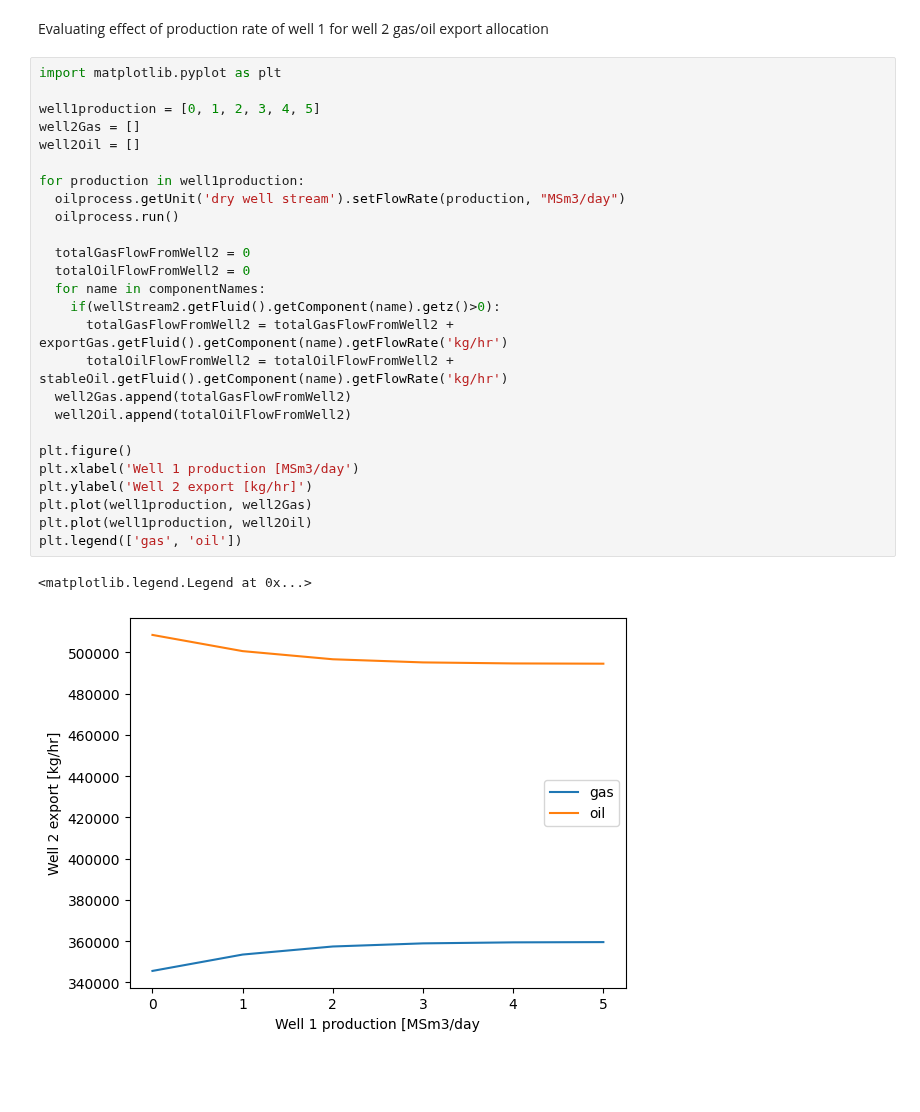
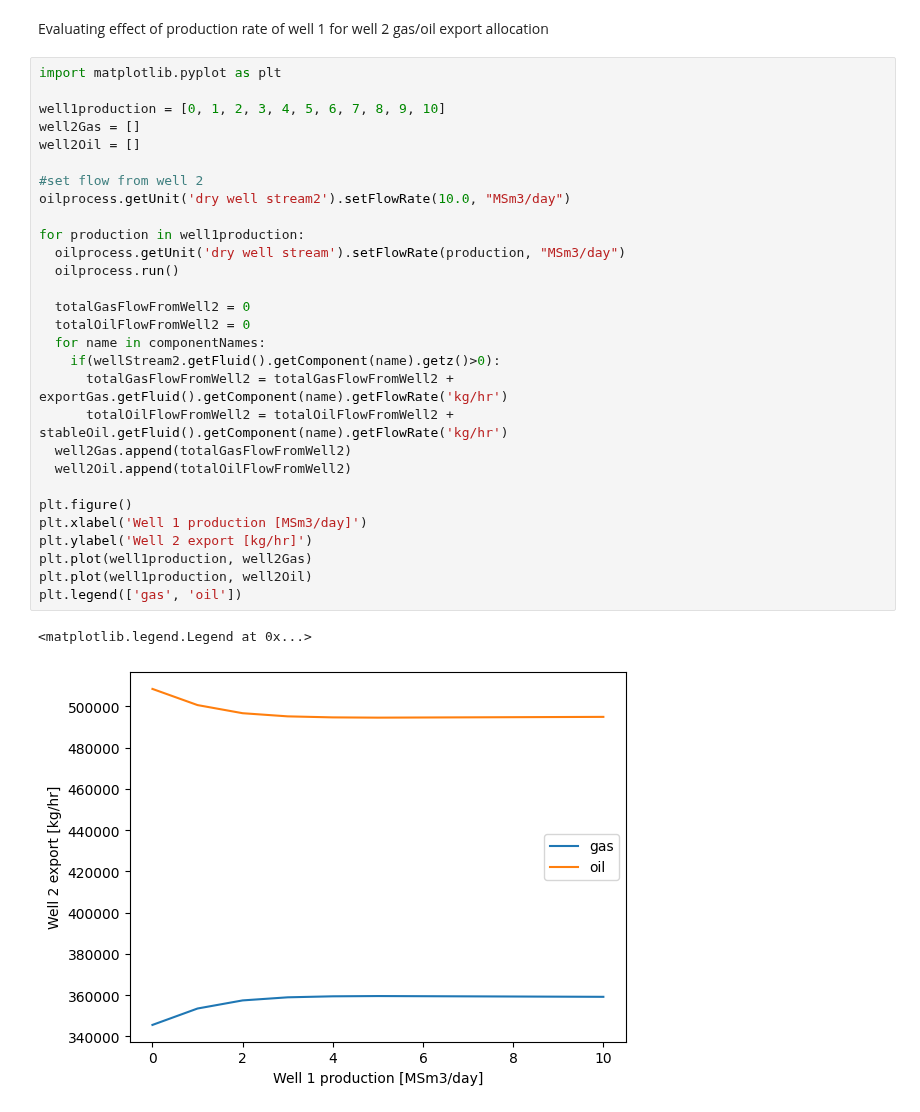
Before and after one commit to EvenSol/NeqSim-Colab, a Jupyter notebook: notebooks/process/allocationoilandgas2.ipynb, the cells around one changed output. Saved outputs shown, nothing was run; the diff lists cells and outputs as text; blank space fills up the shorter version.

```diff
--- a/notebooks/process/allocationoilandgas2.ipynb
+++ b/notebooks/process/allocationoilandgas2.ipynb
@@ -672,29 +672,32 @@ Evaluating effect of production rate of well 1 for well 2 gas/oil export allocat
 # %%
 import matplotlib.pyplot as plt
 
-well1production = [0, 1, 2, 3, 4, 5]
+well1production = [0, 1, 2, 3, 4, 5, 6, 7, 8, 9, 10]
 well2Gas = []
 well2Oil = []
+
+#set flow from well 2
+oilprocess.getUnit('dry well stream2').setFlowRate(10.0, "MSm3/day")
 
 for production in well1production:
   oilprocess.getUnit('dry well stream').setFlowRate(production, "MSm3/day")
   oilprocess.run()
 
   totalGasFlowFromWell2 = 0
   totalOilFlowFromWell2 = 0
   for name in componentNames:
     if(wellStream2.getFluid().getComponent(name).getz()>0):
       totalGasFlowFromWell2 = totalGasFlowFromWell2 + exportGas.getFluid().getComponent(name).getFlowRate('kg/hr')
       totalOilFlowFromWell2 = totalOilFlowFromWell2 + stableOil.getFluid().getComponent(name).getFlowRate('kg/hr')
   well2Gas.append(totalGasFlowFromWell2)
   well2Oil.append(totalOilFlowFromWell2)
 
 plt.figure()
-plt.xlabel('Well 1 production [MSm3/day')
+plt.xlabel('Well 1 production [MSm3/day]')
 plt.ylabel('Well 2 export [kg/hr]')
 plt.plot(well1production, well2Gas)
 plt.plot(well1production, well2Oil)
 plt.legend(['gas', 'oil'])
 # %% [output]
 <matplotlib.legend.Legend at 0x...>
-[figure, old version]
+[figure, new version]
```
